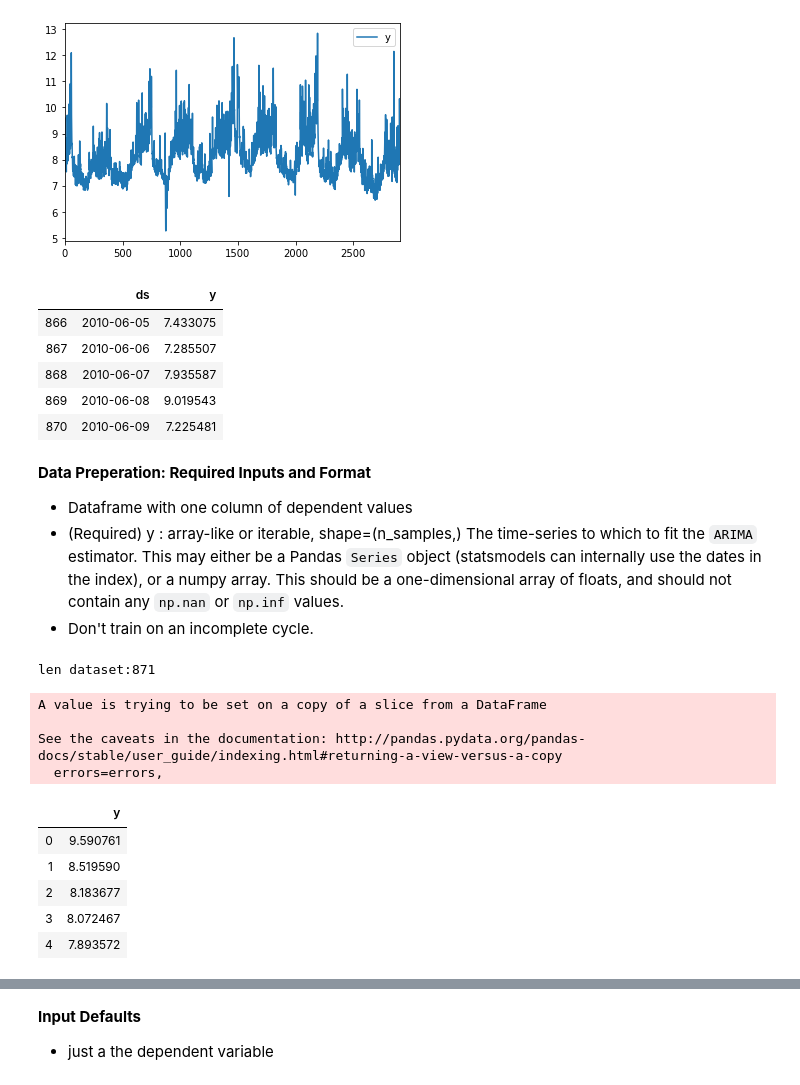
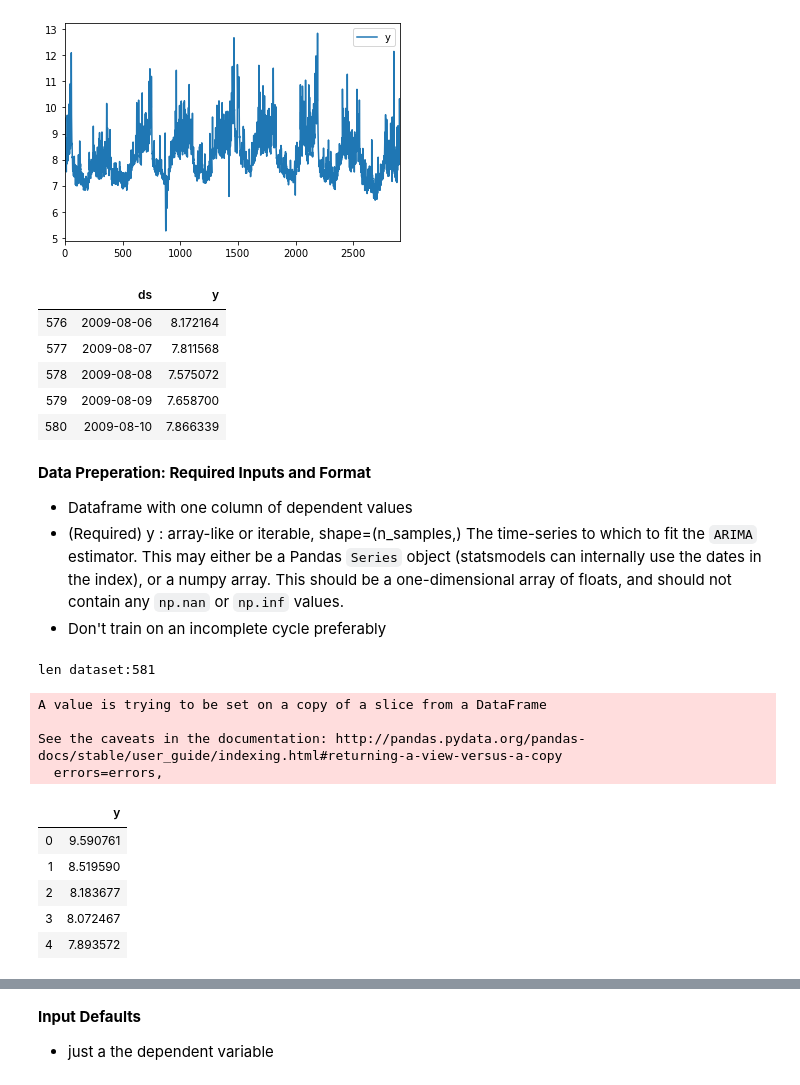
Before and after one commit to Anaisdg/Algorithm_Research, a Jupyter notebook: Forecasting/ARIMA/auto-arima/Auto-Arima.ipynb, the cells around one changed output, grey strips where cells are left out. Saved outputs shown, nothing was run; the diff lists cells and outputs as text; code cells hidden in the pictures.

```diff
--- a/Forecasting/ARIMA/auto-arima/Auto-Arima.ipynb
+++ b/Forecasting/ARIMA/auto-arima/Auto-Arima.ipynb
@@ -34,16 +41,16 @@ df.plot()
 <matplotlib.axes._subplots.AxesSubplot at 0x...>
 [figure]
 # %%
-#split dataset into smaller dataset for training
-small_df = df[:(int(len(df)*.3))]
-small_df.tail()
+#split dataset into smaller dataset for forecasting
+df = df[:(int(len(df)*.2))]
+df.tail()
 # %% [output]
 |  | ds | y |
-| 866 | 2010-06-05 | 7.433075 |
-| 867 | 2010-06-06 | 7.285507 |
-| 868 | 2010-06-07 | 7.935587 |
-| 869 | 2010-06-08 | 9.019543 |
-| 870 | 2010-06-09 | 7.225481 |
+| 576 | 2009-08-06 | 8.172164 |
+| 577 | 2009-08-07 | 7.811568 |
+| 578 | 2009-08-08 | 7.575072 |
+| 579 | 2009-08-09 | 7.658700 |
+| 580 | 2009-08-10 | 7.866339 |
 # %% [markdown]
 **Data Preperation: Required Inputs and Format**
 - Dataframe with one column of dependent values
@@ -53,14 +60,14 @@ small_df.tail()
             use the dates in the index), or a numpy array. This should be a
             one-dimensional array of floats, and should not contain any
             ``np.nan`` or ``np.inf`` values.
-- Don't train on an incomplete cycle.
+- Don't train on an incomplete cycle preferably
 # %%
 #preprocessing (since arima takes univariate series as input)
-small_df.drop('ds',axis=1,inplace=True)
-print('len dataset:' + str(len(small_df)))
-small_df.head()
+df.drop('ds',axis=1,inplace=True)
+print('len dataset:' + str(len(df)))
+df.head()
 # %% [output]
-len dataset:871
+len dataset:581
 A value is trying to be set on a copy of a slice from a DataFrame
 
 See the caveats in the documentation: http://pandas.pydata.org/pandas-docs/stable/user_guide/indexing.html#returning-a-view-versus-a-copy
```
Also changed, not shown: parts of 25 cells of this notebook.
